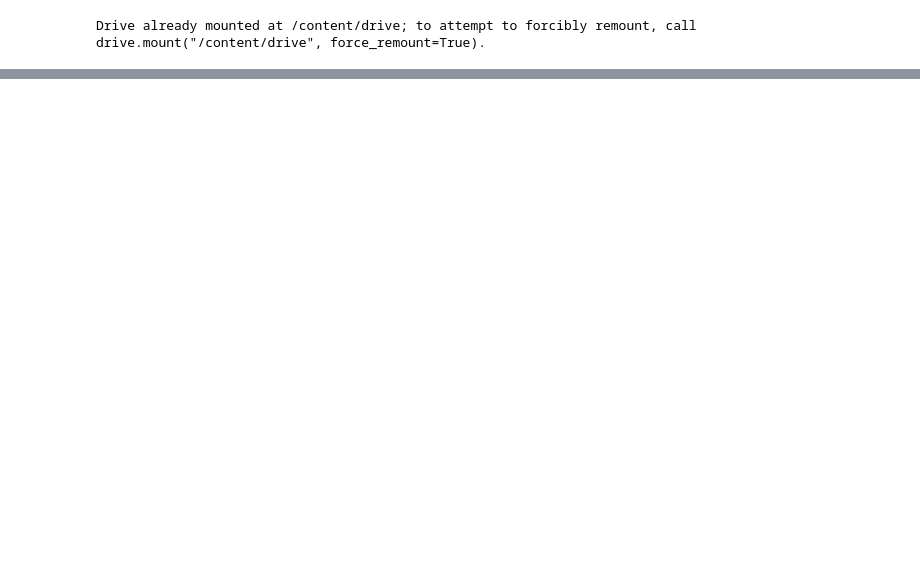
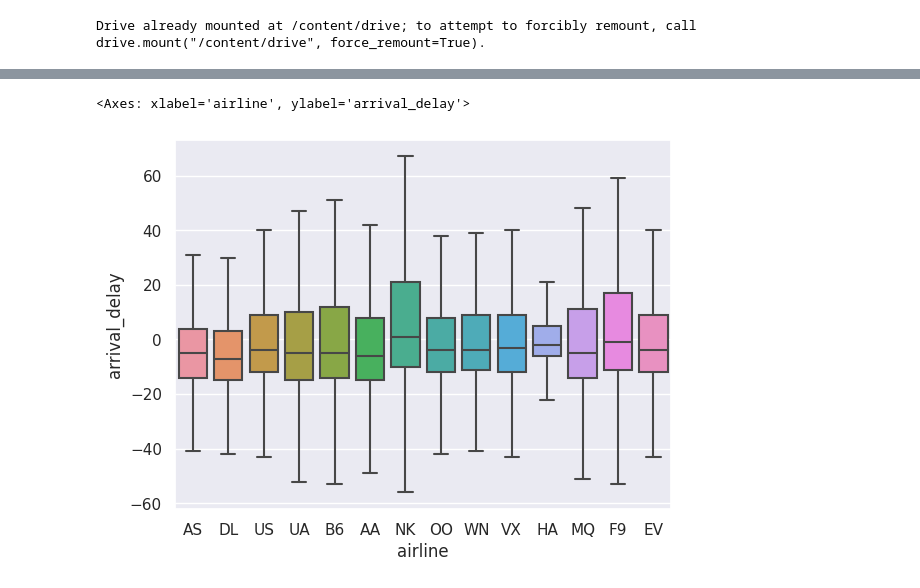
Before and after one commit to lukaszek358/SDA, a Jupyter notebook: projekt_końcowy.ipynb, the cells around one changed output, grey strips where cells are left out. Drawn from its saved outputs; the diff is of its cells as text; code cells hidden in the pictures; blank space fills up the shorter version.

```diff
--- a/projekt_końcowy.ipynb
+++ b/projekt_końcowy.ipynb
@@ -114,0 +138,2 @@ Name: scheduled_arrival, Length: 5819079, dtype: int64
+# %%
+raw_flights['taxi_out'] = raw_flights['taxi_out'].fillna(raw_flights['taxi_out'].mean())
@@ -167,0 +221,5 @@ raw_flights['cos_month_norm'] = np.cos(raw_flights['month_norm'])
+# %%
+sns.boxplot(data = raw_flights, y = 'arrival_delay', x='airline', showfliers=False)
+# %% [output]
+<Axes: xlabel='airline', ylabel='arrival_delay'>
+[figure, added]
```
Also changed, not shown: parts of 42 cells of this notebook.
